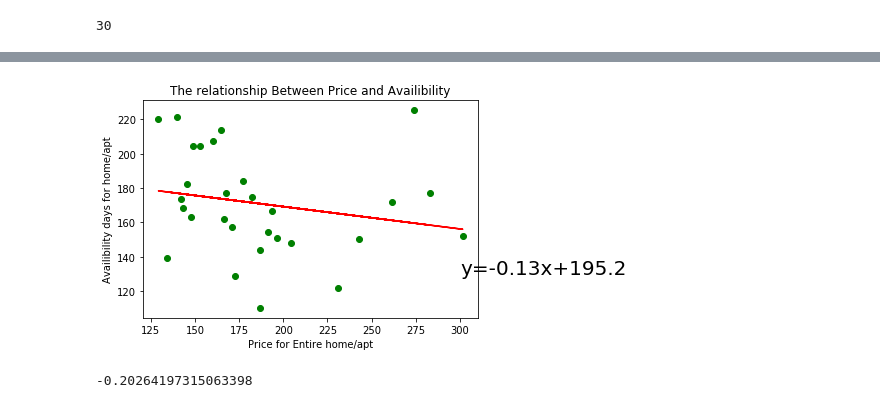
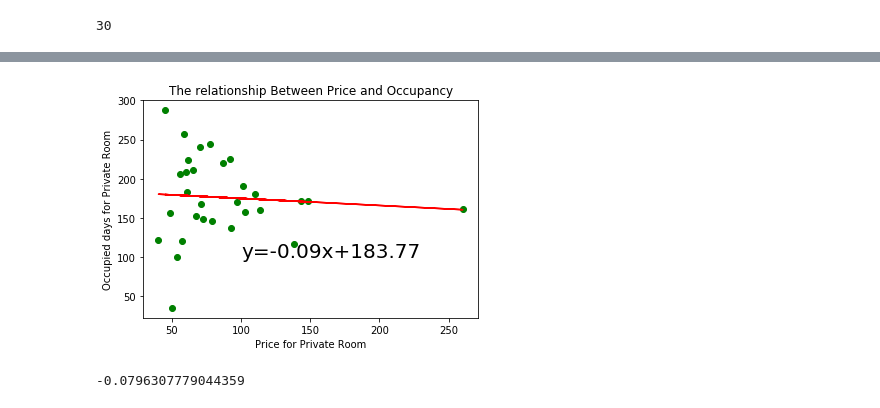
Before and after one commit to nickjaycarr88/project1_airbnb, a Jupyter notebook: new.ipynb, the cells around one changed output, grey strips where cells are left out. Saved outputs shown, nothing was run; the diff lists cells and outputs as text; code cells hidden in the pictures.

```diff
--- a/new.ipynb
+++ b/new.ipynb
@@ -9,7 +9,7 @@ from scipy.stats import linregress
 
 gmaps.configure(api_key=gkey)
 # %%
-file=pd.read_csv('listings.csv')
+file=pd.read_csv('InputData/listings.csv')
 file=file.drop(['neighbourhood_group','license','number_of_reviews_ltm','calculated_host_listings_count',
                 'host_name','name','host_id','reviews_per_month'],axis=1)
 cleaned_data=file.loc[(file['latitude']>= -32.5468)&
@@ -18,6 +18,7 @@ cleaned_data=file.loc[(file['latitude']>= -32.5468)&
                       (file['minimum_nights']<=15)]
 
 cleaned_data=cleaned_data.dropna(how='any').sort_values('latitude',ascending=False)
+cleaned_data['Occupancy']=365-cleaned_data['availability_365']
 cleaned_data=cleaned_data[(cleaned_data['room_type']=='Entire home/apt')|((cleaned_data['room_type']=='Private room'))]
 cleaned_data.drop(cleaned_data[(cleaned_data['neighbourhood']=='PEPPERMINT GROVE')|
                                (cleaned_data['neighbourhood']=='MURRAY')].index, inplace = True)
@@ -40,20 +41,20 @@ cleaned_data
 neighbourhoods=cleaned_data[cleaned_data['room_type']=='Entire home/apt']['neighbourhood'].unique()
 
 listAP=[]
-listap365=[]
-listpr365=[]
-listprp=[]
+listAacup=[]
+listPRacup=[]
+listPRp=[]
 for neighbourhood in neighbourhoods:
     listAP.append(round(cleaned_data.loc[(cleaned_data['room_type']=='Entire home/apt')&(cleaned_data['neighbourhood']==neighbourhood)]['price'].mean(),2))
-    listap365.append(round(cleaned_data.loc[(cleaned_data['room_type']=='Entire home/apt')&(cleaned_data['neighbourhood']==neighbourhood)]['availability_365'].mean(),2))
-    listpr365.append(round(cleaned_data.loc[(cleaned_data['room_type']=='Private room')&(cleaned_data['neighbourhood']==neighbourhood)]['availability_365'].mean(),2))
-    listprp.append(round(cleaned_data.loc[(cleaned_data['room_type']=='Private room')&(cleaned_data['neighbourhood']==neighbourhood)]['price'].mean(),2))
+    listAacup.append(round(cleaned_data.loc[(cleaned_data['room_type']=='Entire home/apt')&(cleaned_data['neighbourhood']==neighbourhood)]['Occupancy'].mean(),2))
+    listPRacup.append(round(cleaned_data.loc[(cleaned_data['room_type']=='Private room')&(cleaned_data['neighbourhood']==neighbourhood)]['Occupancy'].mean(),2))
+    listPRp.append(round(cleaned_data.loc[(cleaned_data['room_type']=='Private room')&(cleaned_data['neighbourhood']==neighbourhood)]['price'].mean(),2))
 
 
 final_df=pd.DataFrame({'Neighbourhoods':neighbourhoods,
-                               'Apt_365':listap365,
+                               'Aacup':listAacup,
                                'Apt_Price':listAP,
-                               'PR_365':listpr365,
-                               'PR_Price':listprp})
+                               'PRacup':listPRacup,
+                               'PR_Price':listPRp})
 final_df
 # %% [output]
@@ -187,21 +187,21 @@ print(rvalue)
 # %%
-x=final_df.drop(final_df[final_df['Neighbourhoods']=='SOUTH PERTH'].index)['Apt_Price']
-y=final_df.drop(final_df[final_df['Neighbourhoods']=='SOUTH PERTH'].index)['Apt_365']
+x=final_df['PR_Price']
+y=final_df['PRacup']
 (slope,intercept,rvalue,pvalue,stderr)=linregress(x,y)
 regression_value=round(slope,2)*x+round(intercept,2)
 function=f'y='+str(round(slope,2))+'x+'+str(round(intercept,2))
 
 
 plt.scatter(x,y,facecolor='green')
 plt.plot(x,regression_value,color='red',linewidth=1.5)
-plt.annotate(function,xy=(300,130),fontsize=20)
-plt.title('The relationship Between Price and Availibility')
-plt.xlabel('Price for Entire home/apt')
-plt.ylabel('Availibility days for home/apt')
+plt.annotate(function,xy=(100,100),fontsize=20)
+plt.title('The relationship Between Price and Occupancy')
+plt.xlabel('Price for Private Room')
+plt.ylabel('Occupied days for Private Room')
 plt;
 # %% [output]
-[figure, old version]
+[figure, new version]
 # %%
 print(rvalue)
 # %% [output]
--0.20264197315063398
+-0.0796307779044359
```
Also changed, not shown: parts of 10 cells of this notebook, 1 other file.
